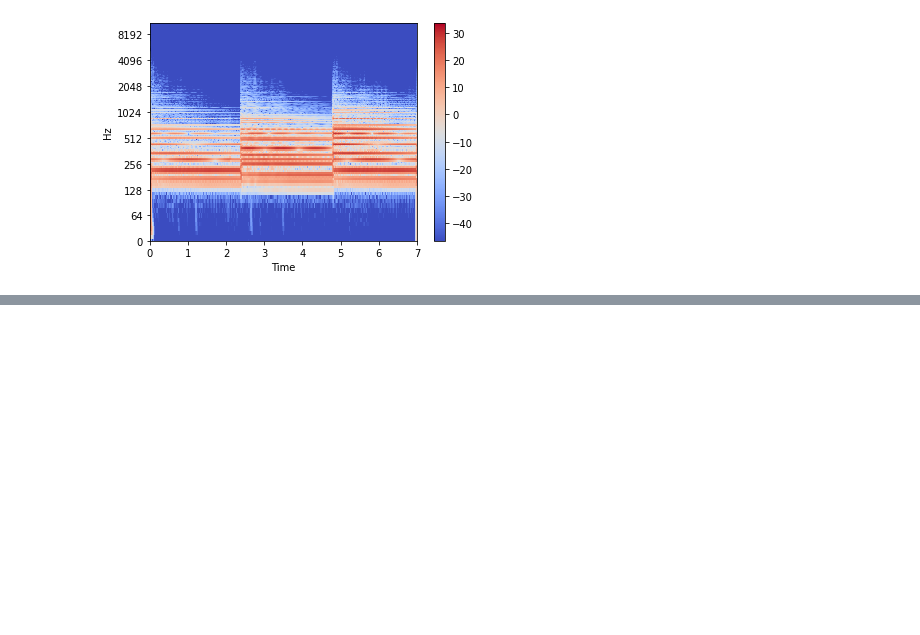
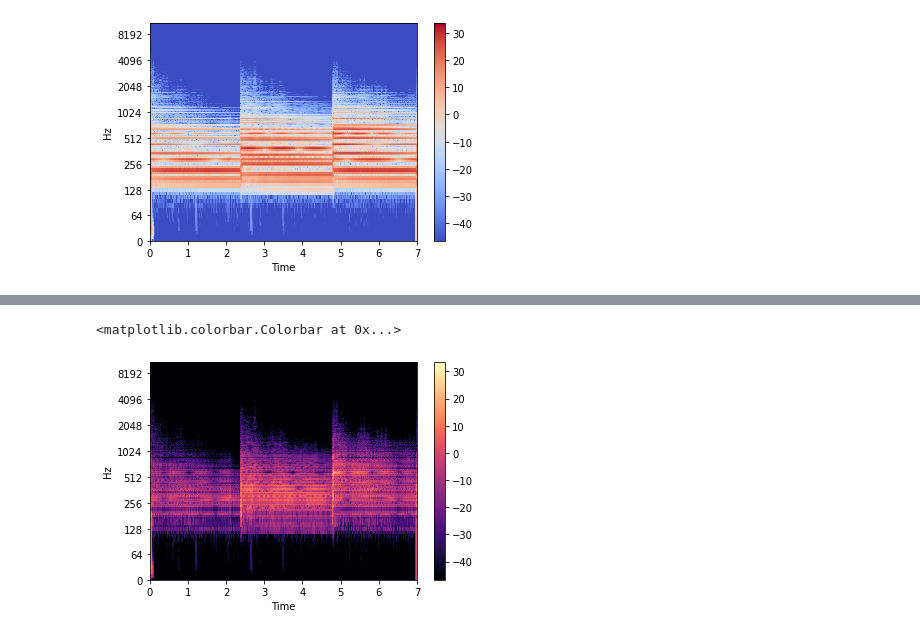
Before and after one commit to sachinkatyal1329/SpotifyVisualizer, a Jupyter notebook: Harmonic_Onset_separation.ipynb, the cells around one changed output, grey strips where cells are left out. Saved outputs shown, nothing was run; the diff lists cells and outputs as text; code cells hidden in the pictures; blank space fills up the shorter version.

```diff
--- a/Harmonic_Onset_separation.ipynb
+++ b/Harmonic_Onset_separation.ipynb
@@ -34,0 +41,6 @@ r)
+# %%
+librosa.display.specshow(Pmag, sr=sr, x_axis='time', y_axis='log')
+plt.colorbar()
+# %% [output]
+<matplotlib.colorbar.Colorbar at 0x...>
+[figure, added]
```
Also changed, not shown: parts of 3 cells of this notebook, 1 other file.
